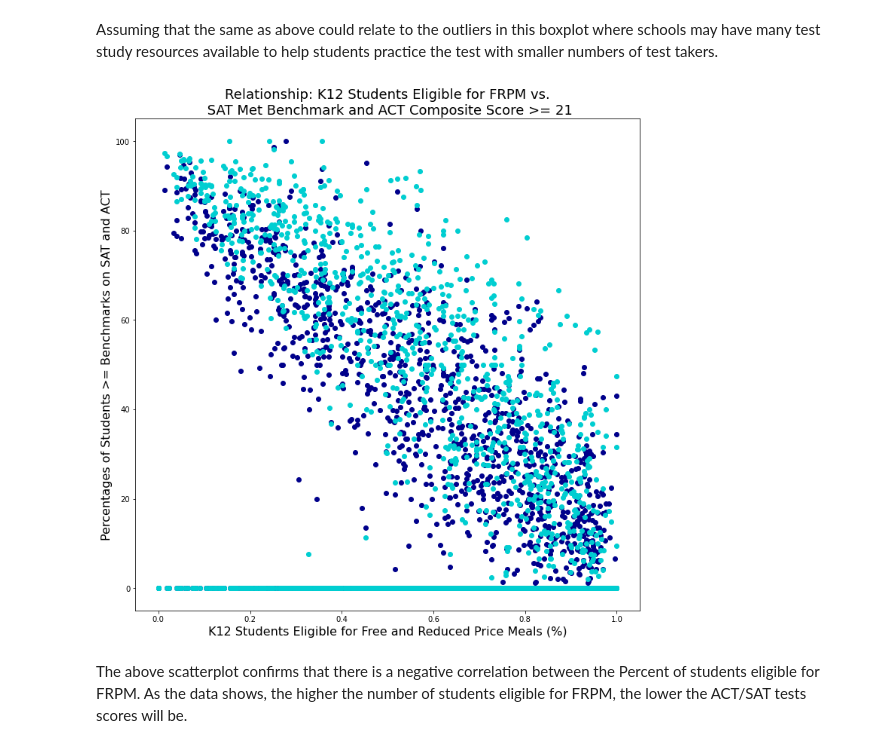
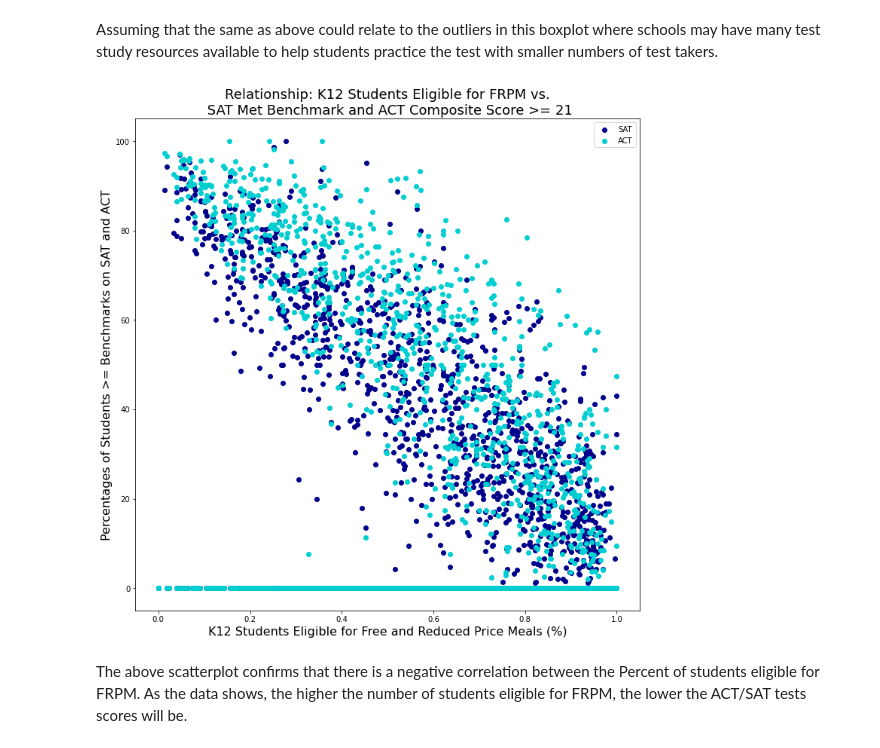
Before and after one commit to brandiehatch/project-1, a Jupyter notebook: hatch_frpm_sat_act_ca_2022.ipynb, the cells around one changed output. Cells and saved outputs as stored; diff of their text form; code cells hidden in the pictures.

Commit message:
added forgotten legend to scatterplot

```diff
--- a/hatch_frpm_sat_act_ca_2022.ipynb
+++ b/hatch_frpm_sat_act_ca_2022.ipynb
@@ -917,13 +917,14 @@ Assuming that the same as above could relate to the outliers in this boxplot whe
 # %%
 # 4. Scatter Plot to visualize relationships
 plt.figure(figsize=(12,12))
-plt.scatter(x='frpm_percent_eligible_k12', y='sat_pct_benchmark', data=frpm_act_sat, color='darkblue')
-plt.scatter(x='frpm_percent_eligible_k12', y='act_pct_ge21', data=frpm_act_sat, color='darkturquoise')
+plt.scatter(x='frpm_percent_eligible_k12', y='sat_pct_benchmark', data=frpm_act_sat, color='darkblue', label="SAT")
+plt.scatter(x='frpm_percent_eligible_k12', y='act_pct_ge21', data=frpm_act_sat, color='darkturquoise', label="ACT")
 plt.title('Relationship: K12 Students Eligible for FRPM vs.\n SAT Met Benchmark and ACT Composite Score >= 21', fontsize=18)
 plt.xlabel('K12 Students Eligible for Free and Reduced Price Meals (%)', fontsize=16)
-plt.ylabel('Percentages of Students >= Benchmarks on SAT and ACT', fontsize=16);
+plt.ylabel('Percentages of Students >= Benchmarks on SAT and ACT', fontsize=16)
+plt.legend();
 # %% [output]
-[figure, old version]
+[figure, new version]
 # %% [markdown]
 The above scatterplot confirms that there is a negative correlation between the Percent of students eligible for FRPM. As the data shows, the higher the number of students eligible for FRPM, the lower the ACT/SAT tests scores will be.
 # %%
```
